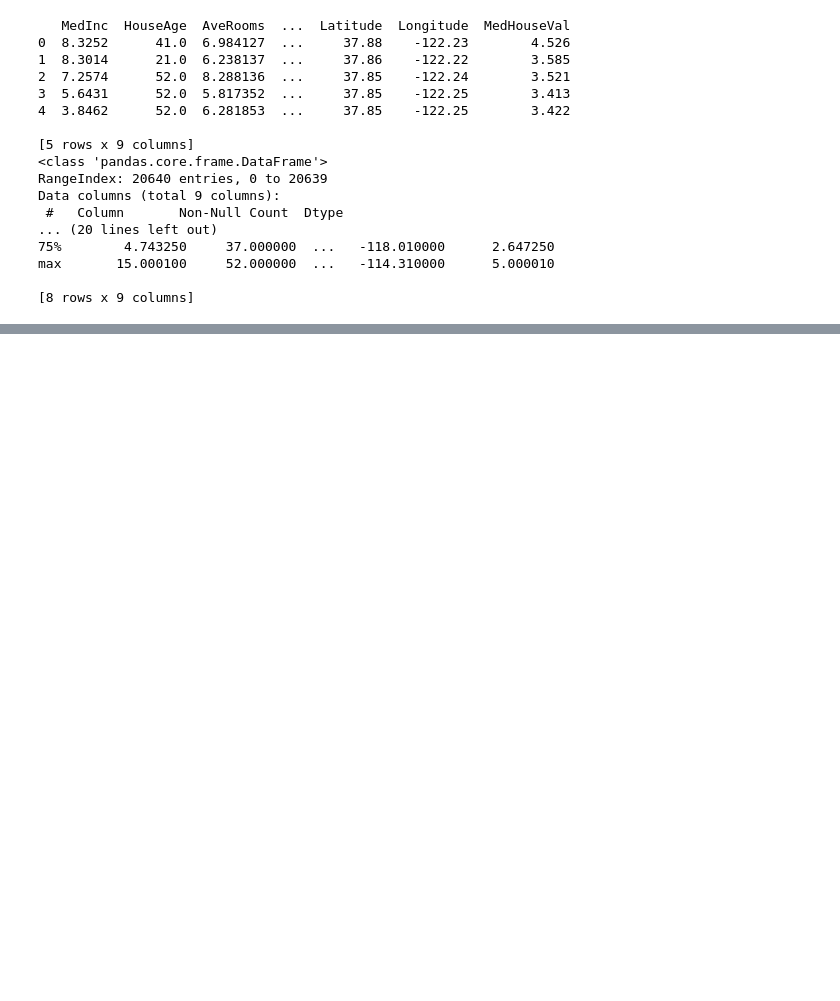
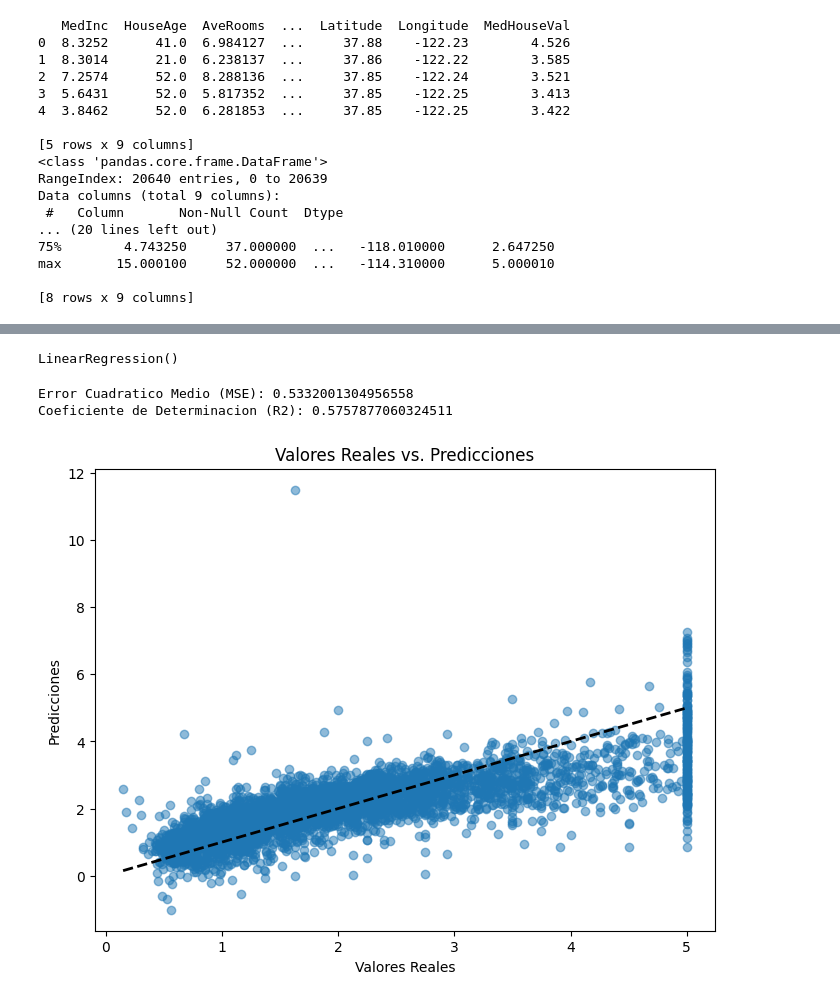
Before and after one commit to David-Sac/Proyectos-365, a Jupyter notebook: DIA_003/informacion.ipynb, the cells around one changed output, grey strips where cells are left out. Saved outputs shown, nothing was run; the diff lists cells and outputs as text; code cells hidden in the pictures; blank space fills up the shorter version.

```diff
--- a/DIA_003/informacion.ipynb
+++ b/DIA_003/informacion.ipynb
@@ -61,0 +67,37 @@ sns.pairplot(df[['MedHouseVal', 'MedInc', 'AveRooms', 'AveOccup', 'Latitude', 'L
+# %%
+# 4. Definir variables independientes y dependiente
+
+X = df.drop('MedHouseVal', axis=1)
+y = df['MedHouseVal']
+# %%
+# 5. Dividir los datos
+X_train, X_test, y_train, y_test = train_test_split(X, y, test_size=0.2, random_state=42)
+# %%
+# 6.Entrenar el modelo
+model = LinearRegression()
+model.fit(X_train, y_train)
+# %% [output]
+LinearRegression()
+# %%
+# 7. Predicciones
+y_pred = model.predict(X_test)
+# %%
+# 8. Evaluacion del modelo
+mse = mean_absolute_error(y_test, y_pred)
+r2 = r2_score(y_test, y_pred)
+print(f"\nError Cuadratico Medio (MSE): {mse}")
+print(f"Coeficiente de Determinacion (R2): {r2}")
+# %% [output]
+Error Cuadratico Medio (MSE): 0.5332001304956558
+Coeficiente de Determinacion (R2): 0.5757877060324511
+# %%
+# 9. Visualización de predicciones vs. reales
+plt.figure(figsize=(8,6))
+plt.scatter(y_test, y_pred, alpha=0.5)
+plt.xlabel("Valores Reales")
+plt.ylabel("Predicciones")
+plt.title("Valores Reales vs. Predicciones")
+plt.plot([y.min(), y.max()], [y.min(), y.max()], 'k--', lw=2)
+plt.show()
+# %% [output]
+[figure, added]
```
Also changed, not shown: parts of 4 cells of this notebook, 2 other files.
